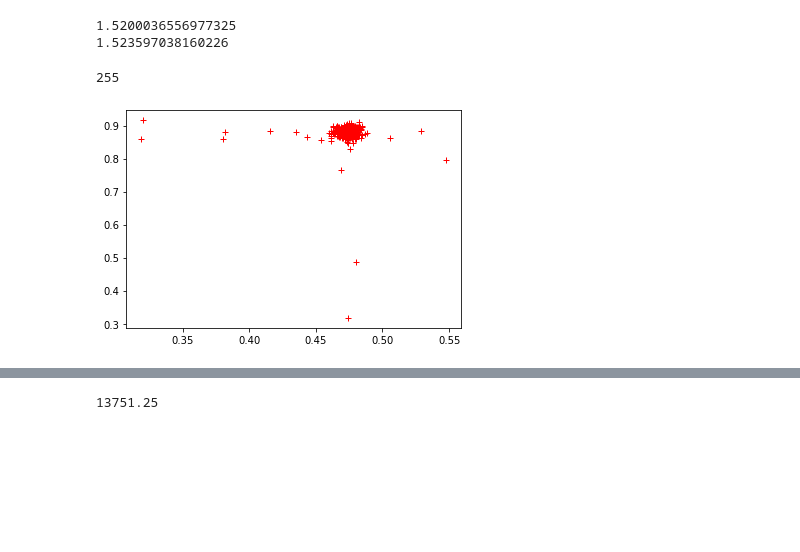
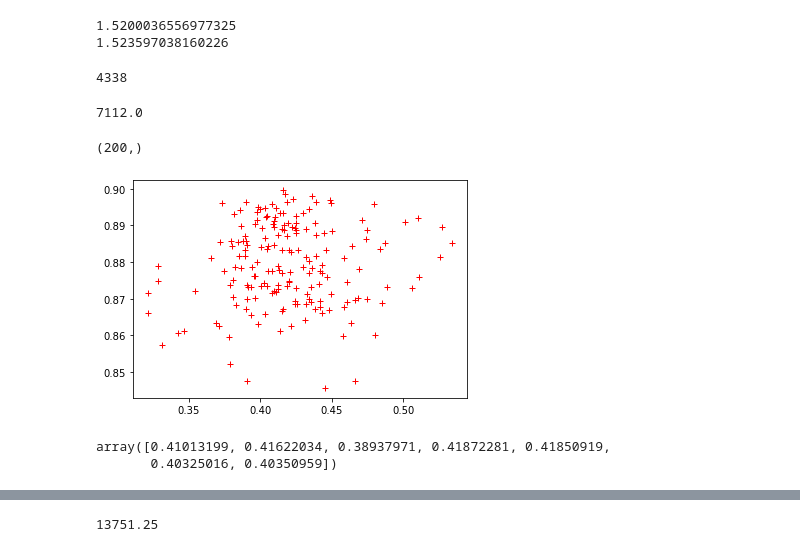
Before and after one commit to IExistSometimes/TIFF-An-y, a Jupyter notebook: Mapper.ipynb, the cells around one changed output, grey strips where cells are left out. Drawn from its saved outputs; the diff is of its cells as text; code cells hidden in the pictures; blank space fills up the shorter version.

```diff
--- a/Mapper.ipynb
+++ b/Mapper.ipynb
@@ -55,7 +58,7 @@ np.floor(image.shape[0]/10)
 # %% [output]
 1017.0
 # %%
-raw_probe_data = pd.read_csv('./Mapping data/John1_profiles_cleaned.csv')
-row_cleaned = raw_probe_data[0:260] #For some reason there were three extra rows of nans and 2 columns
+raw_probe_data = pd.read_csv('C:/Users/rwfbl/Mapping data/John1_profiles_cleaned.csv')
+row_cleaned = raw_probe_data[60:260] #For some reason there were three extra rows of nans and 2 columns
 column_cleaned = row_cleaned.iloc[:,0:14]
 probe_data = column_cleaned
@@ -65,7 +84,7 @@ probe_data = column_cleaned
 #image_calibration_points = np.array([(7085,8335),(1275,625),(3675,870),(775,2485),(3022,476)])
 
 stage_calibration_points = np.array([(13310,33553),(13438,21243),(11160,23249),(15397,22668)])
-image_calibration_points = np.array([(7085,8335),(1275,625),(3675,870),(775,2485)])
+image_calibration_points = np.array([(7085+20,8335+133),(1275+20,625+133),(3675+20,870+133),(775+20,2485+133)])
 # %%
 stage_profile_1 = stage_calibration_points[1]-stage_calibration_points[0]
 stage_profile_2 = stage_calibration_points[3]-stage_calibration_points[2]
@@ -89,7 +108,7 @@ for i in range(len(stage_calibration_points)):
     image_cal_points_for_opt.append(image_calibration_points[i][0])
     image_cal_points_for_opt.append(image_calibration_points[i][1])
 # %%
-image = np.array(plt.imread('John1_stitched_high_res.png'))
+image = np.array(plt.imread('denoising_weight1.png'))
 
 probe_x_list = probe_data.iloc[:,9]
 #print(probe_x_list[0]) #for checking that the right column was selected
@@ -100,7 +119,8 @@ for i in range(len(probe_data.iloc[:,9])):
     #print(i, probe_points[i])
 probe_points = np.array(probe_points)
 #probe_y_list[0]
-anorthite_list = (probe_data.iloc[:,4]/40.078)/((probe_data.iloc[:,4]/40.078)+(probe_data.iloc[:,1]/22.990)+(probe_data.iloc[:,6]/39.098))
+anorthite_list = np.array((probe_data.iloc[:,4]/40.078)/((probe_data.iloc[:,4]/40.078)+(probe_data.iloc[:,1]/22.990)+(probe_data.iloc[:,6]/39.098)))
+
 parameter_bundle = curvefit_parameter_bundle
 probe_points_placed = transformer(probe_points, parameter_bundle[0], parameter_bundle[1], parameter_bundle[2], parameter_bundle[3])
 show_points = 0
@@ -111,10 +131,10 @@ if show_points == 1:
         draw_marker(int(probe_points_placed[i][0]), int(probe_points_placed[i][1]),4,image)
     for i in range(len(image_calibration_points)):
         draw_marker(int(image_calibration_points[i][0]), int(image_calibration_points[i][1]),4,image)
-image_boosted = image *255
-to_save = image_boosted.astype(np.uint8)
-print(np.max(to_save))
-to_save = Image.fromarray(to_save)
-to_save.save('John1_curve_4points_png_test.png')
+
+
+#image_boosted = image *255
+#to_save = image_boosted.astype(np.uint8)
+#print(np.max(to_save))
+#to_save = Image.fromarray(to_save)
+#to_save.save('translated_genetic_again.png')
-# %% [output]
-255
@@ -121,15 +351,41 @@ to_save.save('John1_curve_4points_png_test.png')
+# %%
+tile_origins[100][0]
+# %% [output]
+4338
+# %%
+probe_points_placed[0, 0]
+# %% [output]
+7112.0
+# %%
+anorthite_list.shape
+# %% [output]
+(200,)
 # %%
-search_size = 2
+search_size = 6
 intensity_list = []
 for i in range(len(probe_points_placed)):
     #print(probe_points_placed[i][0],' ',probe_points_placed[i][1])
     intensity_list.append(get_brightness(int(probe_points_placed[i][0]),int(probe_points_placed[i][1]), search_size))
+
+clean_list_entries = []
+for i in range(len(probe_points_placed)):
+    if intensity_list[i] >70/256 and intensity_list[i] <250/256 and anorthite_list[i]>0.8 and anorthite_list[i]<0.9:
+        clean_list_entries.append(i)
+
 #xlim=[0.3,0.6], ylim=[0.8,0.9]
 fig, ax = plt.subplots(1,1)
-intensity_list = np.array(intensity_list)
-ax.plot(intensity_list,anorthite_list , 'r+')
+intensity_array = np.array(intensity_list)
+clean_intensity_array = intensity_array[clean_list_entries]
+anorthite_array = np.array(anorthite_list)
+clean_anorthite_array = anorthite_array[clean_list_entries]
+clean_x_array = np.array(probe_points_placed)[clean_list_entries, 0]
+clean_y_array = np.array(probe_points_placed)[clean_list_entries, 1]
+
+
+clean_set = np.array([clean_intensity_array, clean_anorthite_array, clean_x_array, clean_y_array])
+ax.plot(clean_intensity_array,clean_anorthite_array, 'r+')
 #ax.set_xlim(0.45*255,0.5*255)
 #ax.set_ylim(0.8,0.93)
 plt.show()
 # %% [output]
-[figure, old version]
+[figure, new version]
@@ -135,0 +421,5 @@ plt.show()
+# %%
+clean_set_populated_tiles[tile_to_see][:,0]
+# %% [output]
+array([0.41013199, 0.41622034, 0.38937971, 0.41872281, 0.41850919,
+       0.40325016, 0.40350959])
```
Also changed, not shown: parts of 56 cells of this notebook, 4 other files.
